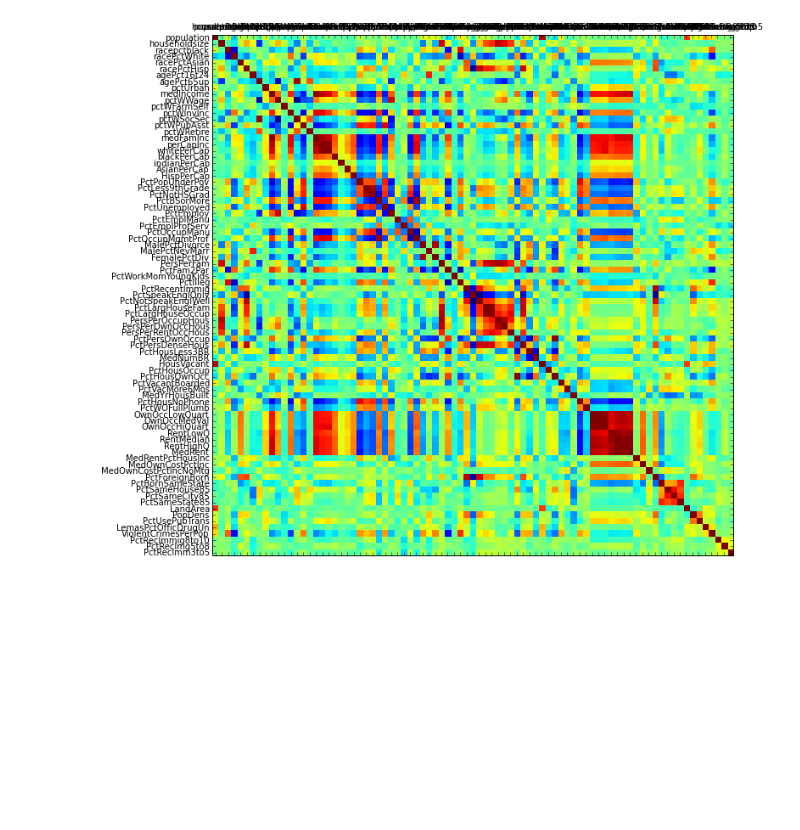
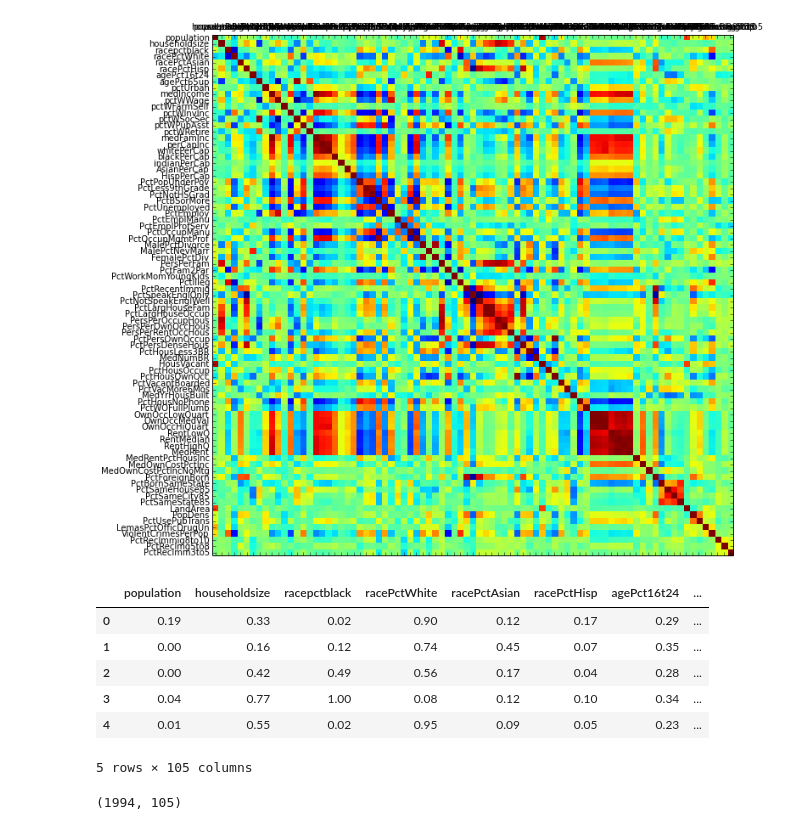
Before and after one commit to CatLassie/MLex1, a Jupyter notebook: Proj2/communities_notebook.ipynb, the cells around one changed output. Saved outputs shown, nothing was run; the diff lists cells and outputs as text; code cells hidden in the pictures; blank space fills up the shorter version.

```diff
--- a/Proj2/communities_notebook.ipynb
+++ b/Proj2/communities_notebook.ipynb
@@ -14,3 +18,17 @@ Stuff.plot_corr(data)
 saved
 <module 'matplotlib.pyplot' from '/usr/lib/python3/dist-packages/matplotlib/pyplot.py'>
 [figure]
+# %%
+data.head()
+# %% [output]
+|  | population | householdsize | racepctblack | racePctWhite | racePctAsian | racePctHisp | agePct16t24 | ... |
+| 0 | 0.19 | 0.33 | 0.02 | 0.90 | 0.12 | 0.17 | 0.29 | ... |
+| 1 | 0.00 | 0.16 | 0.12 | 0.74 | 0.45 | 0.07 | 0.35 | ... |
+| 2 | 0.00 | 0.42 | 0.49 | 0.56 | 0.17 | 0.04 | 0.28 | ... |
+| 3 | 0.04 | 0.77 | 1.00 | 0.08 | 0.12 | 0.10 | 0.34 | ... |
+| 4 | 0.01 | 0.55 | 0.02 | 0.95 | 0.09 | 0.05 | 0.23 | ... |
+5 rows × 105 columns
+# %%
+data.shape
+# %% [output]
+(1994, 105)
```
Also changed, not shown: parts of 1 cell of this notebook, 3 other files.
